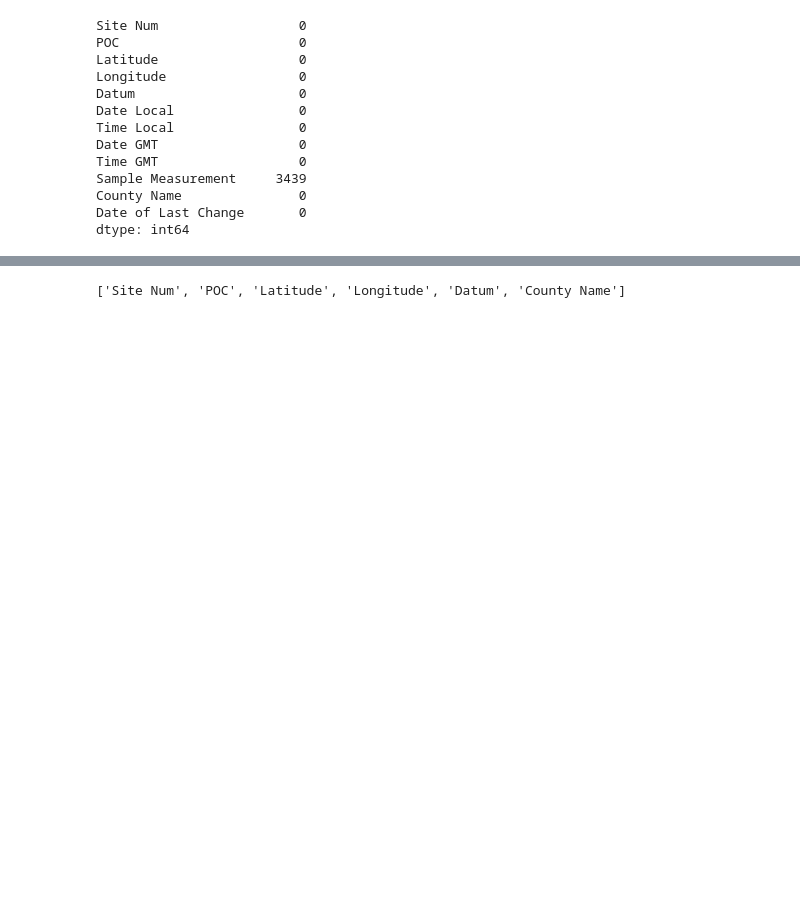
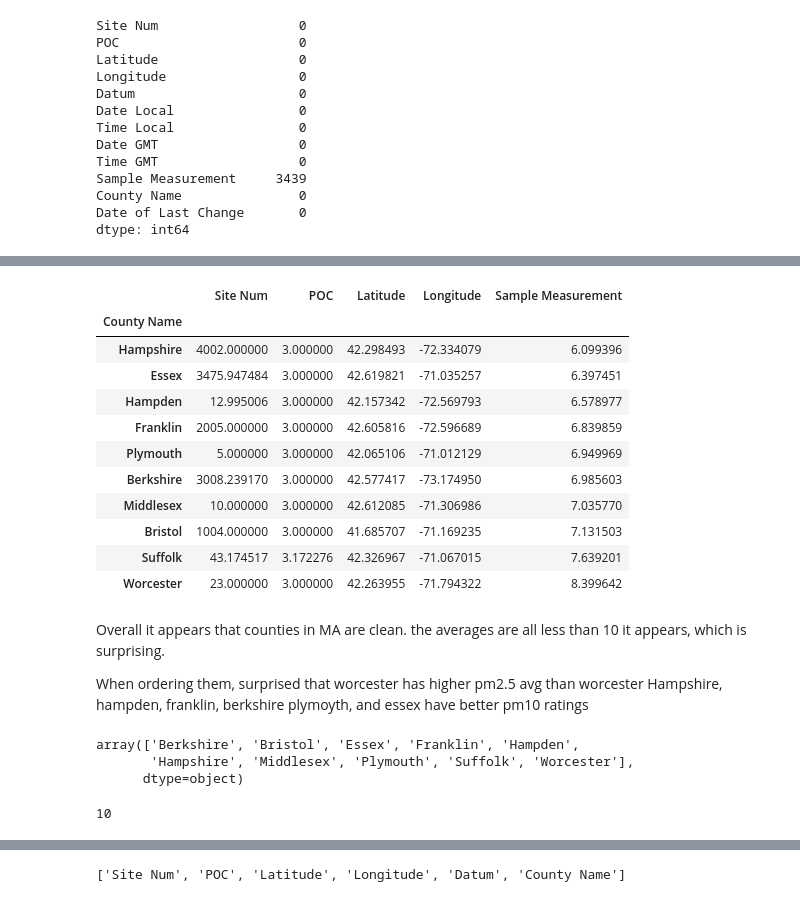
Before and after one commit to willkchan/MA-pollution-EDA, a Jupyter notebook: notebooks/EDA/EDA_0.ipynb, the cells around one changed output, grey strips where cells are left out. Drawn from its saved outputs; the diff is of its cells as text; code cells hidden in the pictures; blank space fills up the shorter version.

```diff
--- a/notebooks/EDA/EDA_0.ipynb
+++ b/notebooks/EDA/EDA_0.ipynb
@@ -69,3 +91,34 @@ dtype: int64
+# %%
+avg_ma_aqis_2019.sort_values(by='Sample Measurement')
+# %% [output]
+|  | Site Num | POC | Latitude | Longitude | Sample Measurement |
+| County Name |  |  |  |  |  |
+| Hampshire | 4002.000000 | 3.000000 | 42.298493 | -72.334079 | 6.099396 |
+| Essex | 3475.947484 | 3.000000 | 42.619821 | -71.035257 | 6.397451 |
+| Hampden | 12.995006 | 3.000000 | 42.157342 | -72.569793 | 6.578977 |
+| Franklin | 2005.000000 | 3.000000 | 42.605816 | -72.596689 | 6.839859 |
+| Plymouth | 5.000000 | 3.000000 | 42.065106 | -71.012129 | 6.949969 |
+| Berkshire | 3008.239170 | 3.000000 | 42.577417 | -73.174950 | 6.985603 |
+| Middlesex | 10.000000 | 3.000000 | 42.612085 | -71.306986 | 7.035770 |
+| Bristol | 1004.000000 | 3.000000 | 41.685707 | -71.169235 | 7.131503 |
+| Suffolk | 43.174517 | 3.172276 | 42.326967 | -71.067015 | 7.639201 |
+| Worcester | 23.000000 | 3.000000 | 42.263955 | -71.794322 | 8.399642 |
+# %% [markdown]
+Overall it appears that counties in MA are clean. the averages are all less than 10 it appears, which is surprising.
+
+When ordering them, surprised that worcester has higher pm2.5 avg than worcester
+Hampshire, hampden, franklin, berkshire plymoyth, and essex have better pm10 ratings
+# %%
+all_ma_counties = ma_pm_25_2019['County Name'].unique()
+all_ma_counties
+# %% [output]
+array(['Berkshire', 'Bristol', 'Essex', 'Franklin', 'Hampden',
+       'Hampshire', 'Middlesex', 'Plymouth', 'Suffolk', 'Worcester'],
+      dtype=object)
+# %%
+len(clean_counties)
+# %% [output]
+10
 # %%
 # Extract Worcester County observations
 Worcester = ma_pm_25_2019['County Name'] == 'Worcester'
```
Also changed, not shown: parts of 4 cells of this notebook.
